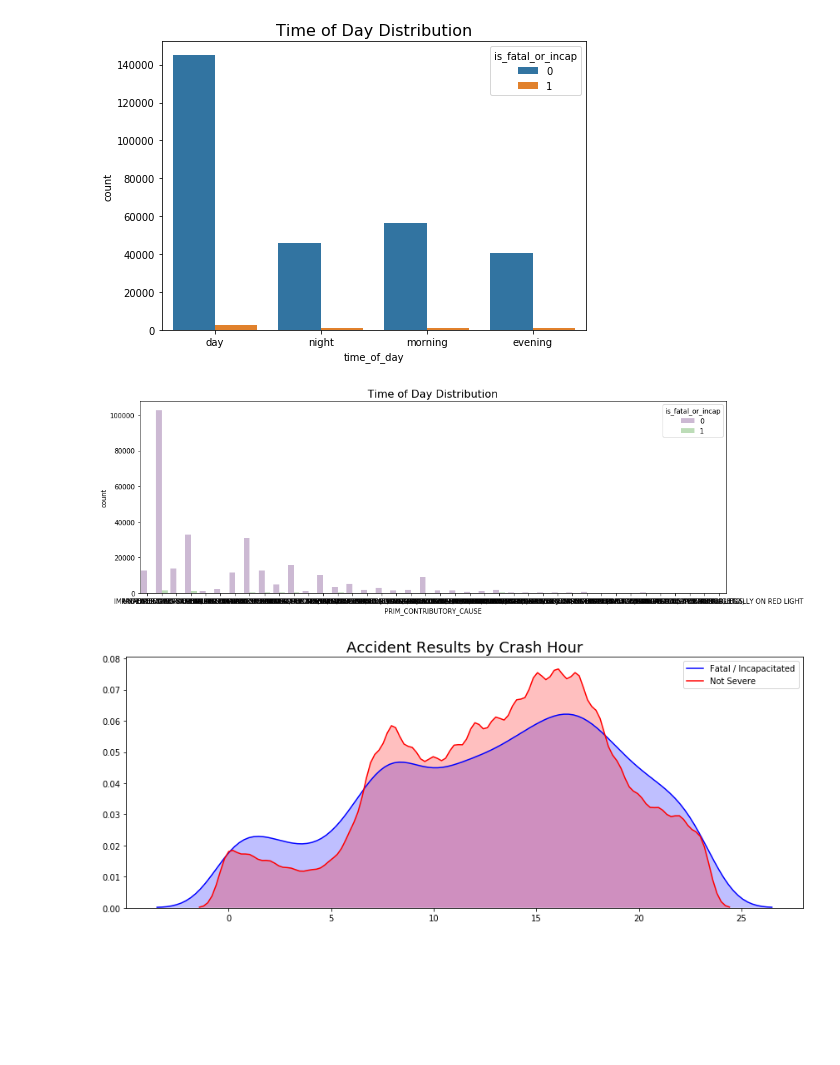
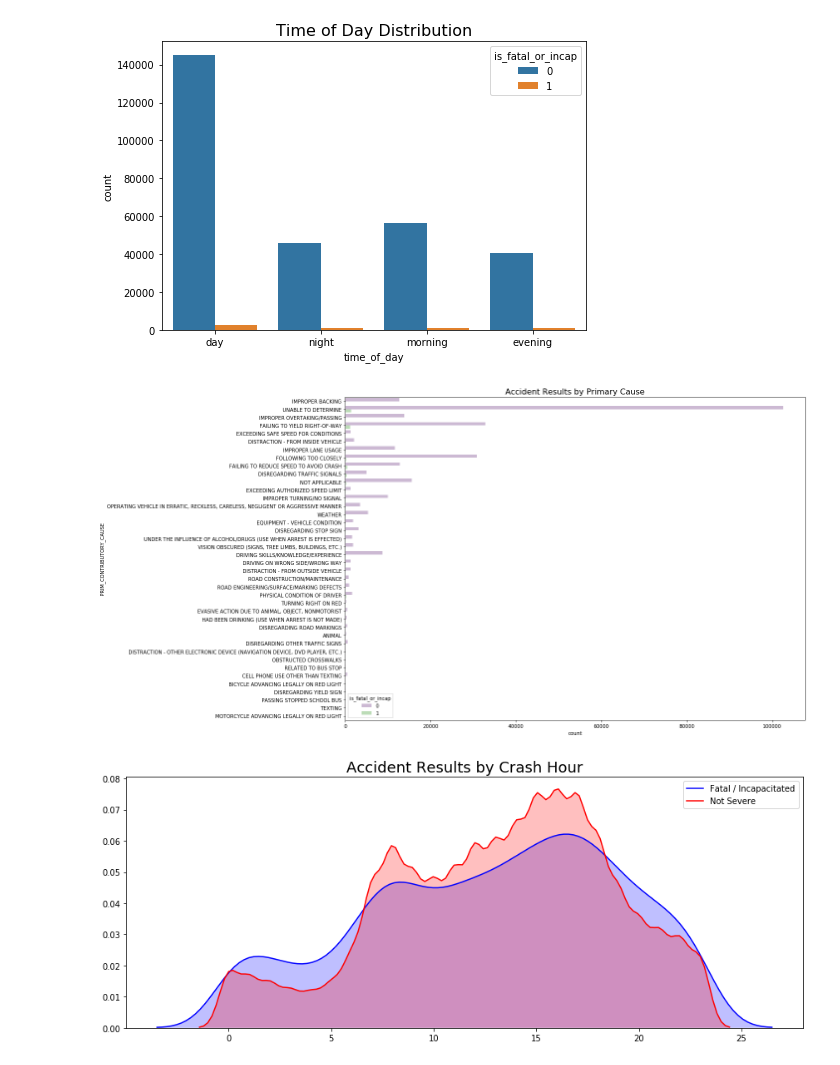
Before and after one commit to Morgan-Sell/chicago-traffic-safety, a Jupyter notebook: eda_feat_eng.ipynb, the cells around one changed output. Saved outputs shown, nothing was run; the diff lists cells and outputs as text; code cells hidden in the pictures; blank space fills up the shorter version.

```diff
--- a/eda_feat_eng.ipynb
+++ b/eda_feat_eng.ipynb
@@ -169,6 +169,8 @@ accidents['has_snow_ice'] = accidents['ROADWAY_SURFACE_COND'].apply(lambda x: re
 accidents['involved_pedest_cycle'] = accidents['PRIM_CONTRIBUTORY_CAUSE'].apply(lambda x: return_true_if_in_list(x, ['PEDALCYCLIST', 'PEDESTRIAN']))
 accidents['at_intersection'] = accidents['TRAFFICWAY_TYPE'].apply(lambda x: return_true_if_in_list(x, ['FOUR WAY', 'FIVE POINT, OR MORE', 'T-INTERSECTION',
                                                                                                        'UNKNOWN INTERSECTION TYPE', 'Y-INTERSECTION']))
+accidents['at_stop_sign_or_traffic_light'] = accidents['TRAFFIC_CONTROL_DEVICE'].apply(lambda x: return_true_if_in_list(x, [STOP SIGN/FLASHER
+TRAFFIC SIGNAL]))
 # %% [markdown]
 ---
 ## Unique Values for Features
@@ -377,16 +379,17 @@ display_bar_plot(accidents, 'time_of_day', 'Time of Day Distribution', figsize=(
 [figure]
 # %%
 data=accidents
-x='PRIM_' title, figsize=(6,4), hue=None):
-    '''
-    Displays a vertial bar plot.
-'''
+x='PRIM_CONTRIBUTORY_CAUSE'
+title='Accident Results by Primary Cause'
+figsize=(20,10)
+hue='is_fatal_or_incap'
+
 fig, ax = plt.subplots(figsize=figsize)
-sns.countplot(data=data,x=x, hue=hue, palette='PRGn', ax=ax)
+sns.countplot(data=data,y=x, hue=hue, palette='PRGn', ax=ax, orient='v')
 ax.set_title(title, fontsize=16)
 fig.tight_layout();
 # %% [output]
-[figure, old version]
+[figure, new version]
 # %%
 plot_density_distribution_by_class(accidents, 'is_fatal_or_incap', 'CRASH_HOUR', (12,5), 'Accident Results by Crash Hour', 0)
 # %% [output]
```
Also changed, not shown: parts of 1 cell of this notebook.
